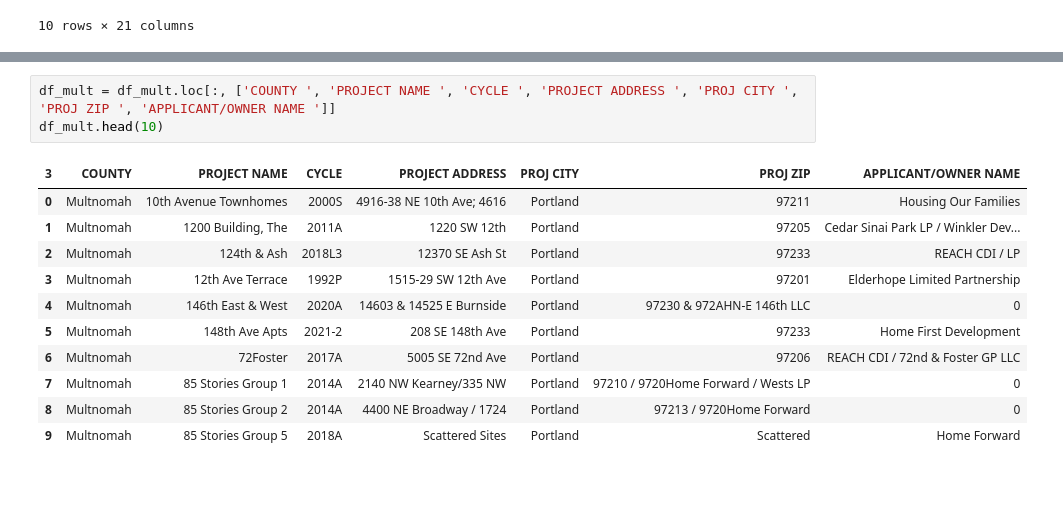
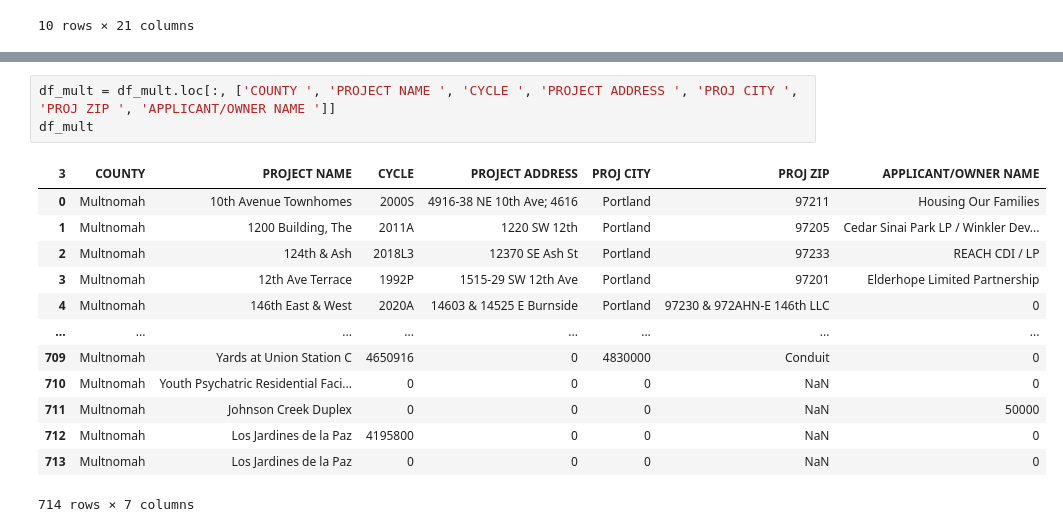
Before and after one commit to nickiwahlers111/Low-Income-Housing-Data, a Jupyter notebook: findMultnomah.ipynb, the cells around one changed output, grey strips where cells are left out. Drawn from its saved outputs; the diff is of its cells as text; blank space fills up the shorter version.

```diff
--- a/findMultnomah.ipynb
+++ b/findMultnomah.ipynb
@@ -82,16 +82,18 @@ df_mult.head(10)
 | 9 | Multnomah | 85 Stories Group 5 | 2018A | Scattered Sites | Portland | Scattered | Home Forward | 0 | ... |
 # %%
 df_mult = df_mult.loc[:, ['COUNTY ', 'PROJECT NAME ', 'CYCLE ', 'PROJECT ADDRESS ', 'PROJ CITY ', 'PROJ ZIP ', 'APPLICANT/OWNER NAME ']]
-df_mult.head(10)
+df_mult
 # %% [output]
 | 3 | COUNTY | PROJECT NAME | CYCLE | PROJECT ADDRESS | PROJ CITY | PROJ ZIP | APPLICANT/OWNER NAME |
 | 0 | Multnomah | 10th Avenue Townhomes | 2000S | 4916-38 NE 10th Ave; 4616 | Portland | 97211 | Housing Our Families |
 | 1 | Multnomah | 1200 Building, The | 2011A | 1220 SW 12th | Portland | 97205 | Cedar Sinai Park LP / Winkler Dev... |
 | 2 | Multnomah | 124th & Ash | 2018L3 | 12370 SE Ash St | Portland | 97233 | REACH CDI / LP |
 | 3 | Multnomah | 12th Ave Terrace | 1992P | 1515-29 SW 12th Ave | Portland | 97201 | Elderhope Limited Partnership |
 | 4 | Multnomah | 146th East & West | 2020A | 14603 & 14525 E Burnside | Portland | 97230 & 972AHN-E 146th LLC | 0 |
-| 5 | Multnomah | 148th Ave Apts | 2021-2 | 208 SE 148th Ave | Portland | 97233 | Home First Development |
-| 6 | Multnomah | 72Foster | 2017A | 5005 SE 72nd Ave | Portland | 97206 | REACH CDI / 72nd & Foster GP LLC |
-| 7 | Multnomah | 85 Stories Group 1 | 2014A | 2140 NW Kearney/335 NW | Portland | 97210 / 9720Home Forward / Wests LP | 0 |
-| 8 | Multnomah | 85 Stories Group 2 | 2014A | 4400 NE Broadway / 1724 | Portland | 97213 / 9720Home Forward | 0 |
-| 9 | Multnomah | 85 Stories Group 5 | 2018A | Scattered Sites | Portland | Scattered | Home Forward |
+| ... | ... | ... | ... | ... | ... | ... | ... |
+| 709 | Multnomah | Yards at Union Station C | 4650916 | 0 | 4830000 | Conduit | 0 |
+| 710 | Multnomah | Youth Psychatric Residential Faci... | 0 | 0 | 0 | NaN | 0 |
+| 711 | Multnomah | Johnson Creek Duplex | 0 | 0 | 0 | NaN | 50000 |
+| 712 | Multnomah | Los Jardines de la Paz | 4195800 | 0 | 0 | NaN | 0 |
+| 713 | Multnomah | Los Jardines de la Paz | 0 | 0 | 0 | NaN | 0 |
+714 rows × 7 columns
```
Also changed, not shown: parts of 1 cell of this notebook, 2 other files.
